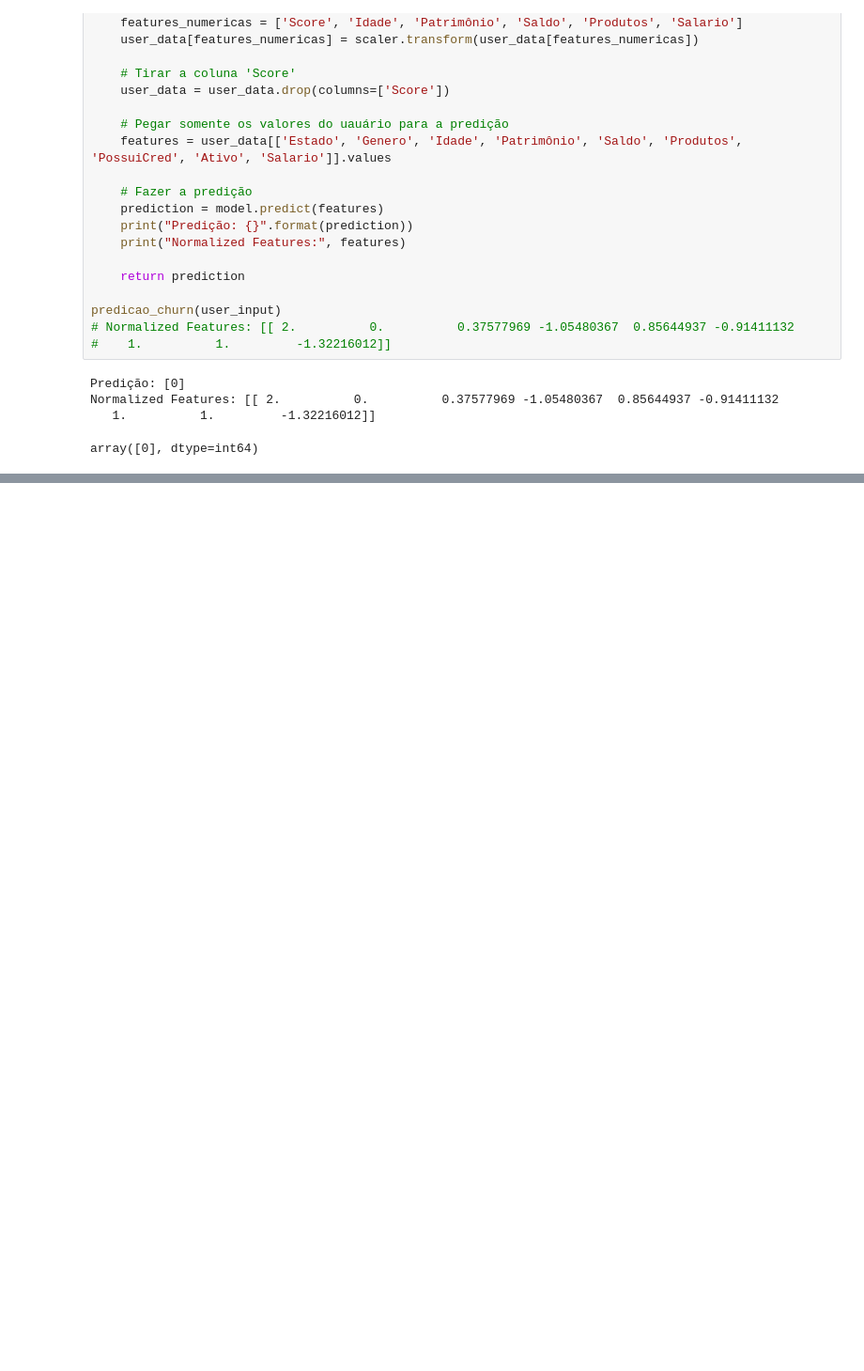
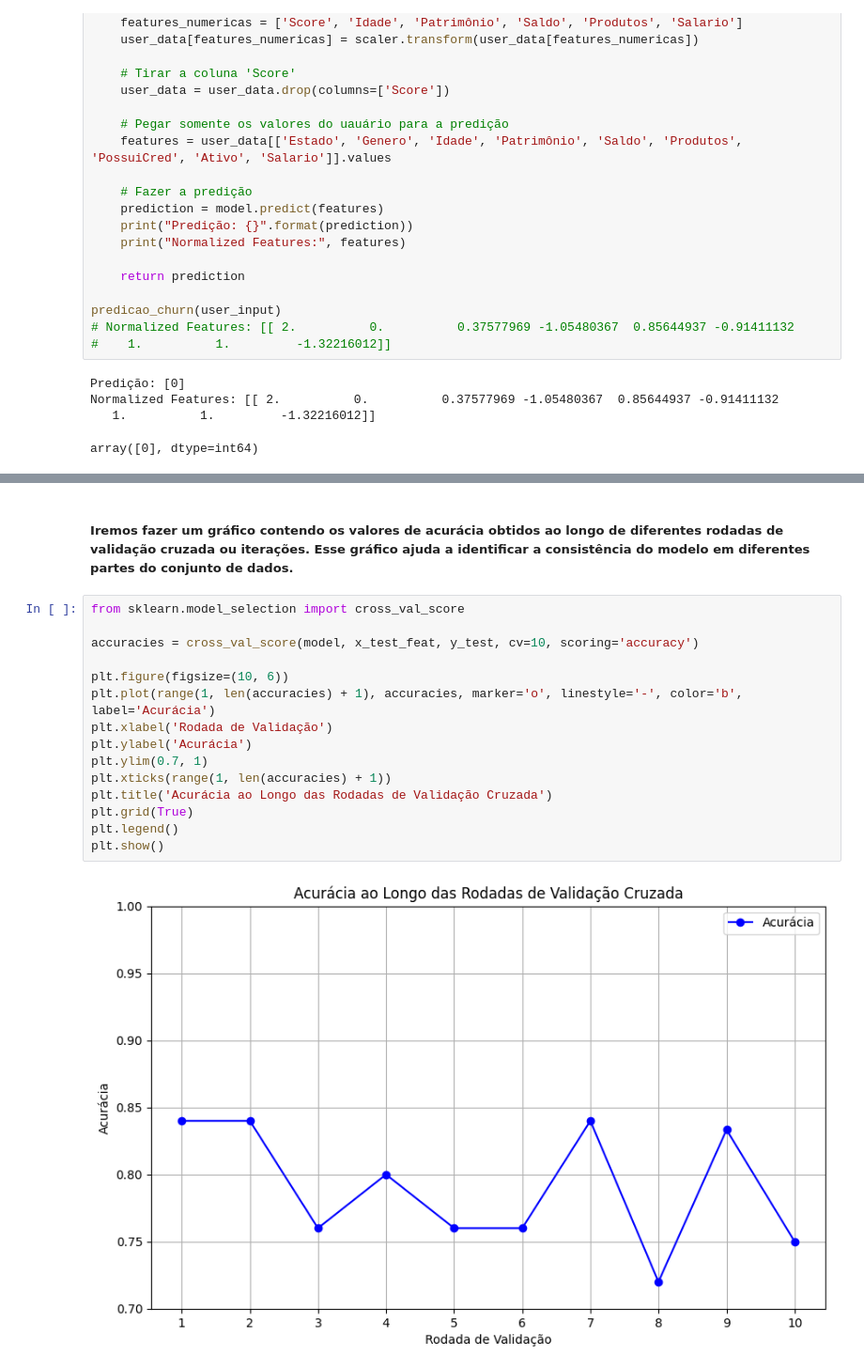
Before and after one commit to MarcosABP/Churn-Dataset, a Jupyter notebook: Churn.ipynb, the cells around one changed output, grey strips where cells are left out. Shown: that part at 94% size. Saved outputs shown, nothing was run; the diff lists cells and outputs as text; blank space fills up the shorter version.

```diff
--- a/Churn.ipynb
+++ b/Churn.ipynb
@@ -690,0 +733,19 @@ array([ inf, 0.99, 0.95, 0.88, 0.87, 0.85, 0.84, 0.8 , 0.79, 0.77, 0.76,
+# %% [markdown]
+##### Iremos fazer um gráfico contendo os valores de acurácia obtidos ao longo de diferentes rodadas de validação cruzada ou iterações. Esse gráfico ajuda a identificar a consistência do modelo em diferentes partes do conjunto de dados.
+# %%
+from sklearn.model_selection import cross_val_score
+
+accuracies = cross_val_score(model, x_test_feat, y_test, cv=10, scoring='accuracy')
+
+plt.figure(figsize=(10, 6))
+plt.plot(range(1, len(accuracies) + 1), accuracies, marker='o', linestyle='-', color='b', label='Acurácia')
+plt.xlabel('Rodada de Validação')
+plt.ylabel('Acurácia')
+plt.ylim(0.7, 1)
+plt.xticks(range(1, len(accuracies) + 1))
+plt.title('Acurácia ao Longo das Rodadas de Validação Cruzada')
+plt.grid(True)
+plt.legend()
+plt.show()
+# %% [output]
+[figure, added]
```
Also changed, not shown: parts of 27 cells of this notebook.
